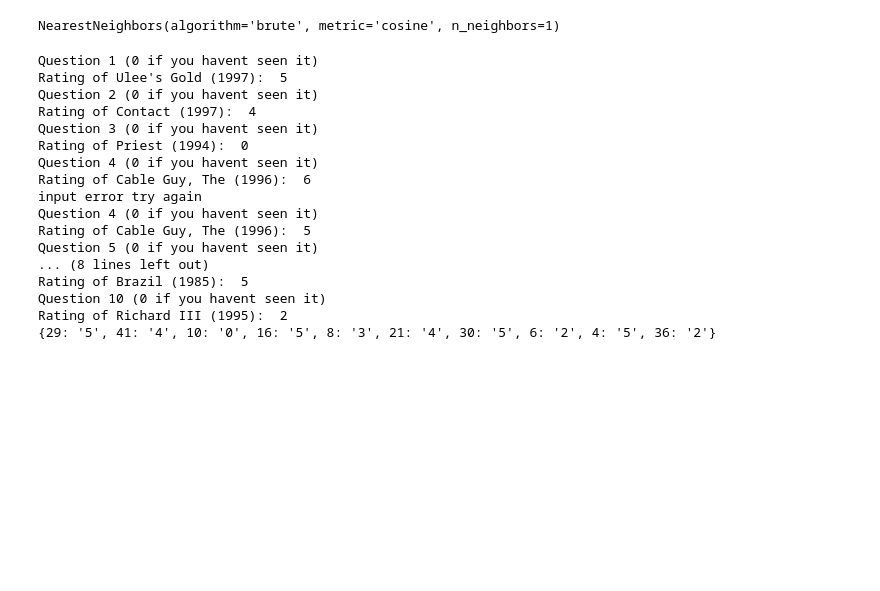
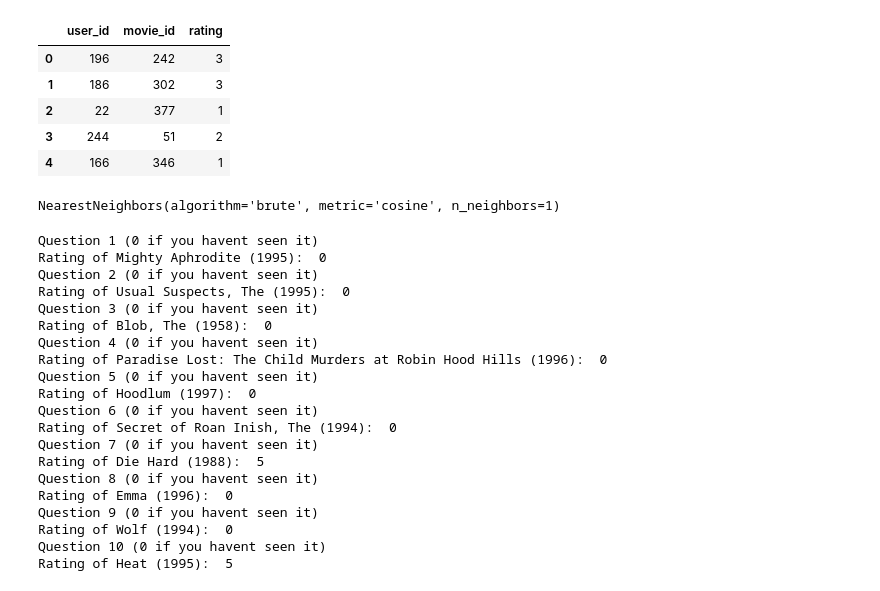
Before and after one commit to zemblak1/movierec, a Jupyter notebook: main.ipynb, the cells around one changed output. Cells and saved outputs as stored; diff of their text form; code cells hidden in the pictures; blank space fills up the shorter version.

```diff
--- a/main.ipynb
+++ b/main.ipynb
@@ -13,21 +13,28 @@ with zipfile.ZipFile("ml-100k.zip", "r") as z:
 # %%
 ratings = pd.read_csv(
     "ml-100k/u.data",
     sep="\t",
     names=["user_id", "movie_id", "rating", "timestamp"],
     usecols=["user_id", "movie_id", "rating"]
 )
 
 movies = pd.read_csv(
     "ml-100k/u.item",
     sep="|",
     encoding="latin-1",
     names=["movie_id", "title"] + [f"col_{i}" for i in range(22)],
     usecols=["movie_id", "title"]
 )
 
-#ratings.head()
+ratings.head()
 #movies.head()
+# %% [output]
+|  | user_id | movie_id | rating |
+| 0 | 196 | 242 | 3 |
+| 1 | 186 | 302 | 3 |
+| 2 | 22 | 377 | 1 |
+| 3 | 244 | 51 | 2 |
+| 4 | 166 | 346 | 1 |
 # %%
 matrix = ratings.pivot_table(
     index="user_id", columns="movie_id", values="rating"
@@ -60,26 +67,29 @@ def quizuser(questioncount, toppopular):
             i += 1
         else:
             print("input error try again")
-    print(ratingvector)
+    return ratingvector
 
-quizuser(10, 50)
+userratings = quizuser(10, 200)
 
 #return list of movies used in quiz and their ratings
 # %% [output]
 Question 1 (0 if you havent seen it)
-Rating of Ulee's Gold (1997):  5
+Rating of Mighty Aphrodite (1995):  0
 Question 2 (0 if you havent seen it)
-Rating of Contact (1997):  4
+Rating of Usual Suspects, The (1995):  0
 Question 3 (0 if you havent seen it)
-Rating of Priest (1994):  0
+Rating of Blob, The (1958):  0
 Question 4 (0 if you havent seen it)
-Rating of Cable Guy, The (1996):  6
-input error try again
-Question 4 (0 if you havent seen it)
-Rating of Cable Guy, The (1996):  5
+Rating of Paradise Lost: The Child Murders at Robin Hood Hills (1996):  0
 Question 5 (0 if you havent seen it)
-... (8 lines left out)
-Rating of Brazil (1985):  5
+Rating of Hoodlum (1997):  0
+Question 6 (0 if you havent seen it)
+Rating of Secret of Roan Inish, The (1994):  0
+Question 7 (0 if you havent seen it)
+Rating of Die Hard (1988):  5
+Question 8 (0 if you havent seen it)
+Rating of Emma (1996):  0
+Question 9 (0 if you havent seen it)
+Rating of Wolf (1994):  0
 Question 10 (0 if you havent seen it)
-Rating of Richard III (1995):  2
-{29: '5', 41: '4', 10: '0', 16: '5', 8: '3', 21: '4', 30: '5', 6: '2', 4: '5', 36: '2'}
+Rating of Heat (1995):  5
```
Also changed, not shown: parts of 1 cell of this notebook.
